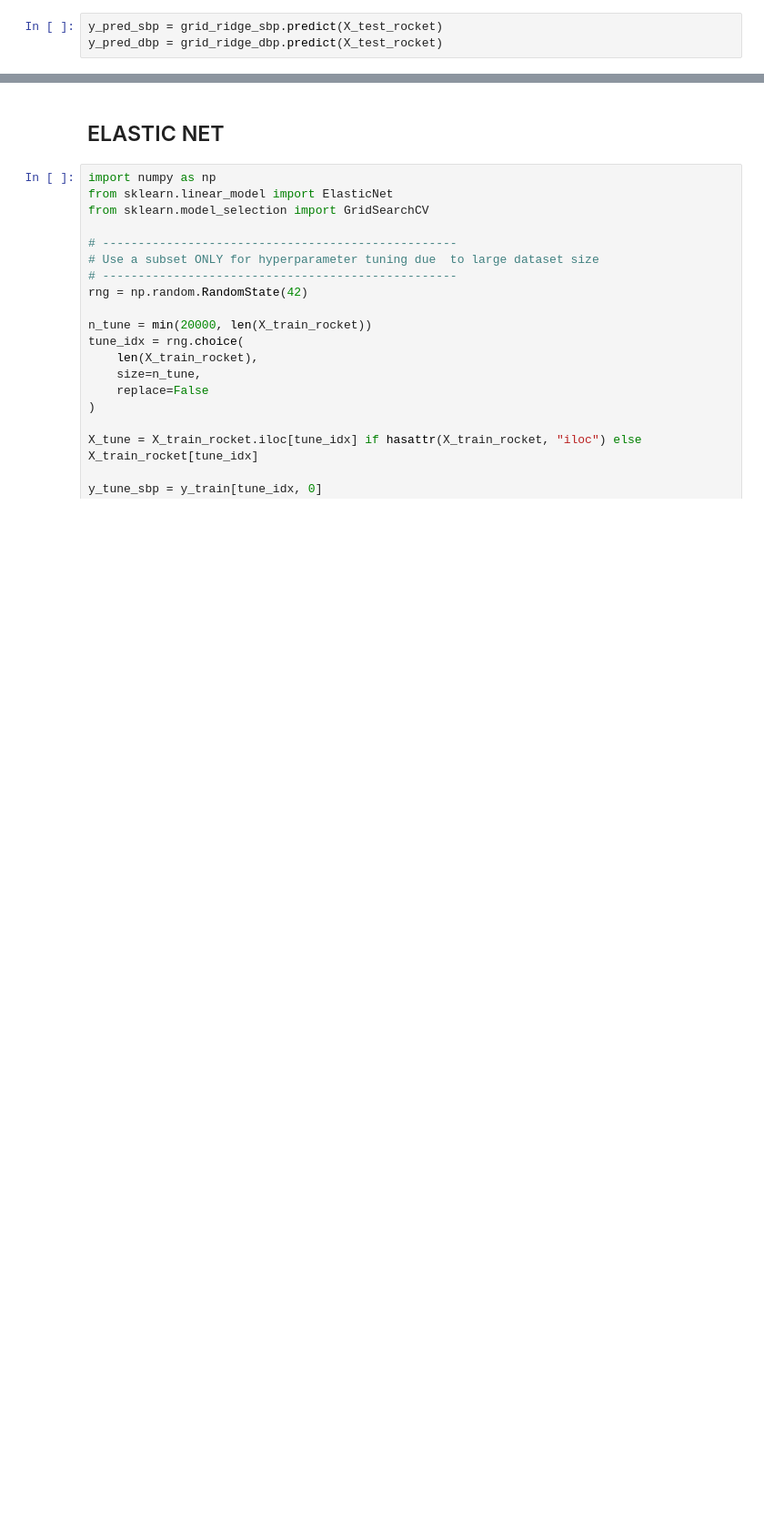
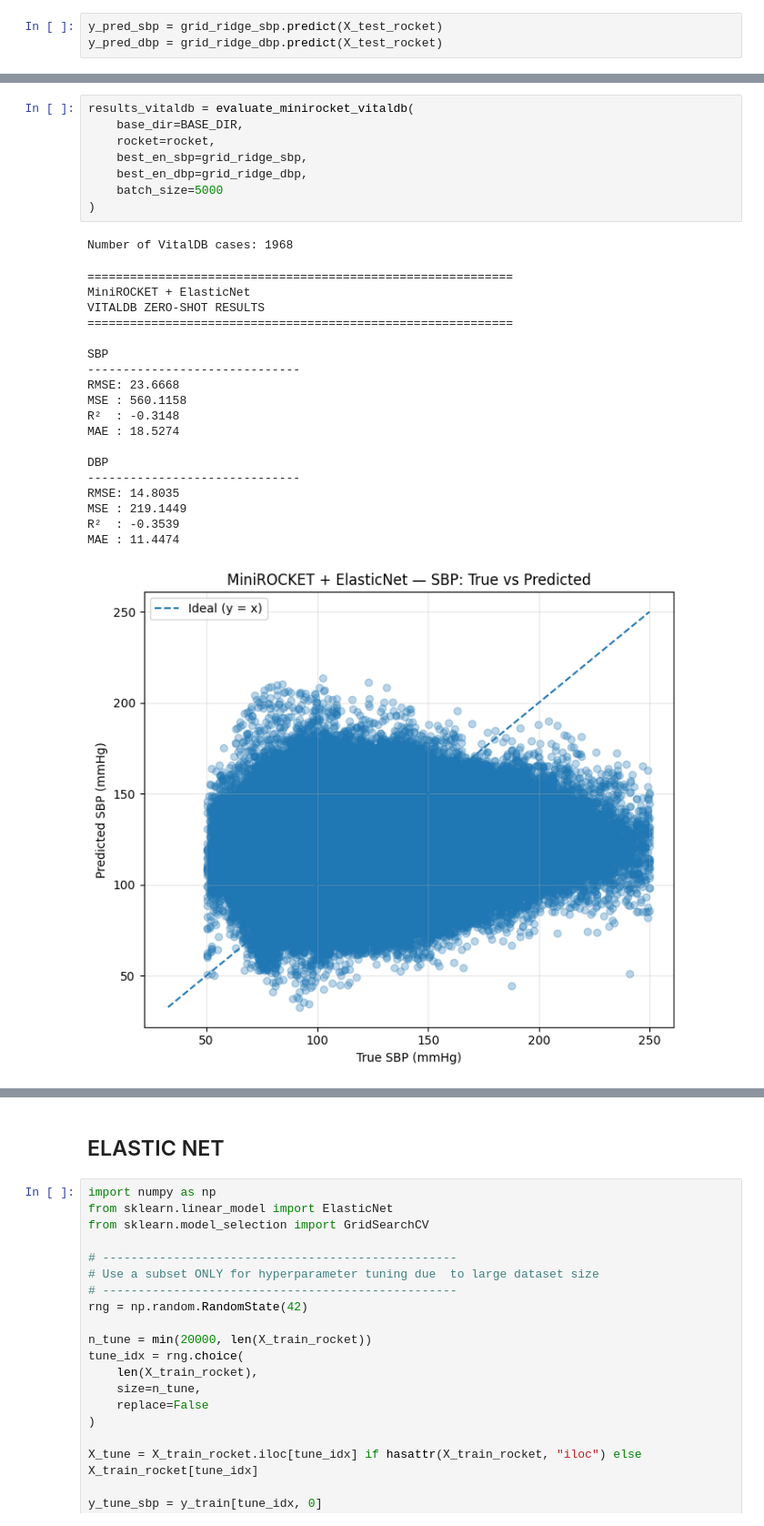
Before and after one commit to Yashvi1701/BP_estimation, a Jupyter notebook: experiments/ML/ROCKET/8sec_0overlap/minirocket.ipynb, the cells around one changed output, grey strips where cells are left out. Shown at 91% size. Saved outputs shown, nothing was run; the diff lists cells and outputs as text; blank space fills up the shorter version.

```diff
--- a/experiments/ML/ROCKET/8sec_0overlap/minirocket.ipynb
+++ b/experiments/ML/ROCKET/8sec_0overlap/minirocket.ipynb
@@ -201,0 +204,29 @@ plot_regression_results(
+# %%
+results_vitaldb = evaluate_minirocket_vitaldb(
+    base_dir=BASE_DIR,
+    rocket=rocket,
+    best_en_sbp=grid_ridge_sbp,
+    best_en_dbp=grid_ridge_dbp,
+    batch_size=5000
+)
+# %% [output]
+Number of VitalDB cases: 1968
+============================================================
+MiniROCKET + ElasticNet
+VITALDB ZERO-SHOT RESULTS
+============================================================
+
+SBP
+------------------------------
+RMSE: 23.6668
+MSE : 560.1158
+R²  : -0.3148
+MAE : 18.5274
+
+DBP
+------------------------------
+RMSE: 14.8035
+MSE : 219.1449
+R²  : -0.3539
+MAE : 11.4474
+[figure, added]
```
Also changed, not shown: parts of 18 cells of this notebook, 5 other files.
